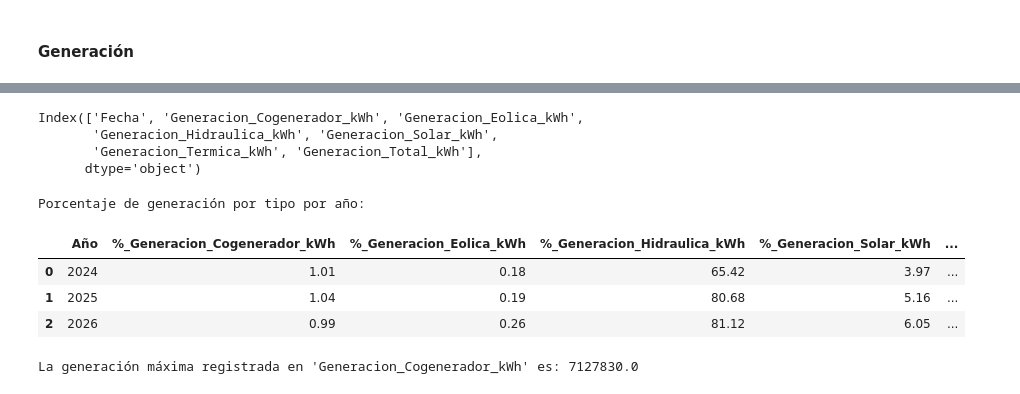
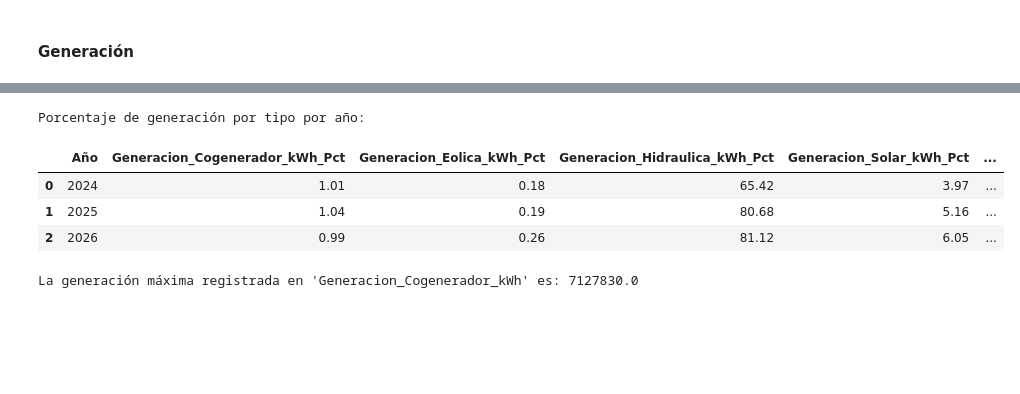
Before and after one commit to shaka03/bot_futuros, a Jupyter notebook: notebooks/EDA/Analisis_Exploratorio.ipynb, the cells around one changed output, grey strips where cells are left out. Drawn from its saved outputs; the diff is of its cells as text; code cells hidden in the pictures; blank space fills up the shorter version.

```diff
--- a/notebooks/EDA/Analisis_Exploratorio.ipynb
+++ b/notebooks/EDA/Analisis_Exploratorio.ipynb
@@ -1191,7 +1205,7 @@ for col in cols_generacion:
         showlegend=False,           # Ocultamos la leyenda para limpiar la vista
         template="plotly_white",    # Fondo blanco estilo Seaborn
         height=500,                 # Altura similar a figsize=(10,4)
-        width=500
+        width=800
     )
 
     # Etiquetas de los ejes
@@ -1210,13 +1224,6 @@ Estadísticas para los datos de generacion:
 | 75% | 2025-07-24 18:00:00 | 2.660515e+06 | 573167.415000 | 1.925208e+08 | 1.231641e+07 | ... |
 | max | 2026-01-31 00:00:00 | 7.127830e+06 | 817870.000000 | 2.144934e+08 | 1.903674e+07 | ... |
 | std | NaN | 5.538145e+05 | 190515.435914 | 2.830644e+07 | 2.432269e+06 | ... |
-# %%
-df_generacion.columns
-# %% [output]
-Index(['Fecha', 'Generacion_Cogenerador_kWh', 'Generacion_Eolica_kWh',
-       'Generacion_Hidraulica_kWh', 'Generacion_Solar_kWh',
-       'Generacion_Termica_kWh', 'Generacion_Total_kWh'],
-      dtype='object')
 # %%
 # Violin plot para cada tipo de generación en un sólo gráfico
 colors_dict = {
@@ -1257,58 +1264,63 @@ df_generacion_group = df_generacion.copy()
 
 df_generacion_group["Año"] = df_generacion_group["Fecha"].dt.year
 
-cols_generacion = [x for x in df_generacion_group.columns if x not in ["Fecha", "Año", "Generacion_Total_kWh"]]
+cols_generacion = [
+    "Generacion_Cogenerador_kWh",
+    "Generacion_Eolica_kWh",
+    "Generacion_Hidraulica_kWh",
+    "Generacion_Solar_kWh",
+    "Generacion_Termica_kWh"
+]
 df_generacion_group = df_generacion_group.groupby(["Año"])[cols_generacion].sum().reset_index()
 for col in df_generacion_group.columns:
     if col in cols_generacion:
-        df_generacion_group[f"%_{col}"] = ((df_generacion_group[col] / df_generacion_group[cols_generacion].sum(axis=1)) * 100).round(2)
-        df_generacion[f"%_{col}"] = ((df_generacion[col] / df_generacion[cols_generacion].sum(axis=1)) * 100).round(2)
+        df_generacion_group[f"{col}_Pct"] = ((df_generacion_group[col] / df_generacion_group[cols_generacion].sum(axis=1)) * 100).round(2)
 
-cols_porcentaje = [x for x in df_generacion_group.columns if x.startswith("%_")]
+cols_porcentaje = [x for x in df_generacion_group.columns if x.endswith("_Pct")]
 
 print("\nPorcentaje de generación por tipo por año:")
 display(df_generacion_group[["Año"] + cols_porcentaje])
 
 # Gráfico de líneas para el porcentaje de generación por tipo a lo largo del tiempo
 colors_dict = {
-    "%_Generacion_Cogenerador_kWh": '#1f77b4',  # Azul
-    "%_Generacion_Eolica_kWh": '#ff7f0e',  # Naranja
-    "%_Generacion_Hidraulica_kWh": '#2ca02c',  # Verde
-    "%_Generacion_Solar_kWh": '#d62728',  # Rojo
-    "%_Generacion_Termica_kWh": '#9467bd'  # Morado para la generación térmica
+    "Generacion_Cogenerador_kWh_Pct": '#1f77b4',  # Azul
+    "Generacion_Eolica_kWh_Pct": '#ff7f0e',  # Naranja
+    "Generacion_Hidraulica_kWh_Pct": '#2ca02c',  # Verde
+    "Generacion_Solar_kWh_Pct": '#d62728',  # Rojo
+    "Generacion_Termica_kWh_Pct": '#9467bd'  # Morado para la generación térmica
 }
 
 fig = go.Figure()
 for col in cols_porcentaje:
     fig.add_trace(
         go.Scatter(
             x=df_generacion["Fecha"],
             y=df_generacion[col],
             mode='lines',
-            name=col.replace("%_", ""),
+            name=col.replace("_Pct", ""),
             marker=dict(color=colors_dict[col], size=2)
         )
     )
 fig.update_layout(
     title="Porcentaje de Generación por Tipo a lo largo del Tiempo",
     xaxis_title="Fecha",
     yaxis_title="Porcentaje (%)",
     template="plotly_white",
     height=500,
     width=1000,
     legend=dict(
         orientation="h",
         yanchor="bottom",
         y=-0.4,
         xanchor="center",
         x=0.5
     )
 )
 
 fig.show()
 # %% [output]
 Porcentaje de generación por tipo por año:
-|  | Año | %_Generacion_Cogenerador_kWh | %_Generacion_Eolica_kWh | %_Generacion_Hidraulica_kWh | %_Generacion_Solar_kWh | ... |
+|  | Año | Generacion_Cogenerador_kWh_Pct | Generacion_Eolica_kWh_Pct | Generacion_Hidraulica_kWh_Pct | Generacion_Solar_kWh_Pct | ... |
 | 0 | 2024 | 1.01 | 0.18 | 65.42 | 3.97 | ... |
 | 1 | 2025 | 1.04 | 0.19 | 80.68 | 5.16 | ... |
 | 2 | 2026 | 0.99 | 0.26 | 81.12 | 6.05 | ... |
```
Also changed, not shown: parts of 12 cells of this notebook, 4 other files.
